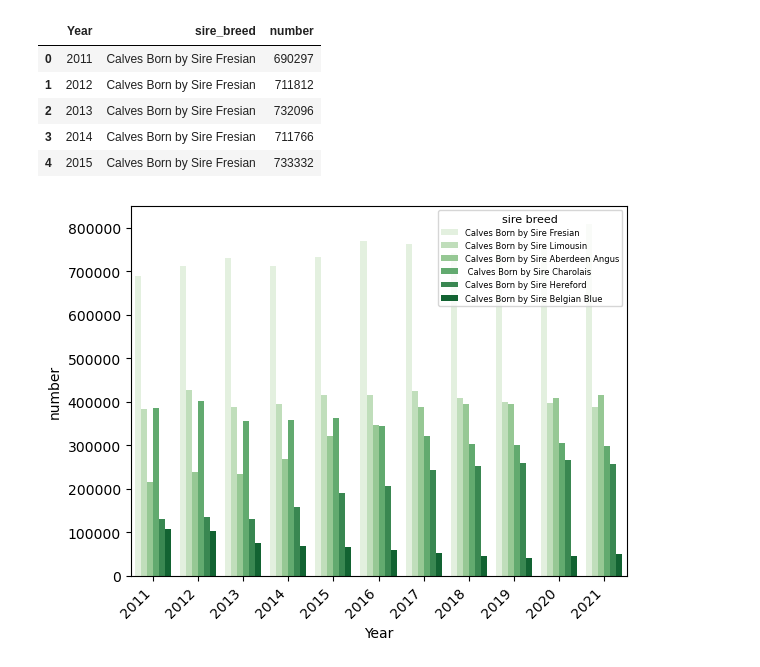
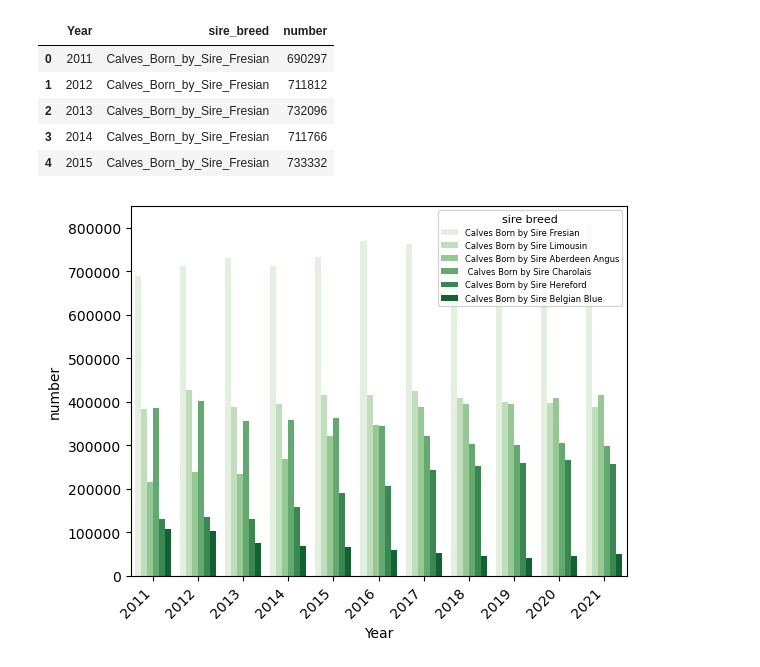
Before and after one commit to teresaq1/Agricultural-Dairy-Milk-Data-Analysis, a Jupyter notebook: notebooks/data source.ipynb, the cells around one changed output. Cells and saved outputs as stored; diff of their text form; code cells hidden in the pictures.

```diff
--- a/notebooks/data source.ipynb
+++ b/notebooks/data source.ipynb
@@ -98,19 +429,21 @@ Born to a beef bull                   0
 Born to a dairy Bull                  0
 dtype: int64
 # %%
+df_trends_bovine_data.rename(columns={'Calves Born by Sire Fresian': 'Calves_Born_by_Sire_Fresian'}, inplace=True)
+
 #subsetting the data looking at cow breeds in ireland
-df_trends_calf_data=df_trends_bovine_data[['Year','Calves Born by Sire Fresian','Calves Born by Sire Limousin','Calves Born by Sire Aberdeen Angus',' Calves Born by Sire Charolais','Calves Born by Sire Hereford','Calves Born by Sire Belgian Blue']]
+df_trends_calf_data=df_trends_bovine_data[['Year','Calves_Born_by_Sire_Fresian','Calves Born by Sire Limousin','Calves Born by Sire Aberdeen Angus',' Calves Born by Sire Charolais','Calves Born by Sire Hereford','Calves Born by Sire Belgian Blue']]
 df_trends_calf_data.head()
-#melting data to
-df_trends_calf_data_melt = pd.melt(df_trends_calf_data, id_vars=['Year'],  value_vars=['Calves Born by Sire Fresian','Calves Born by Sire Limousin','Calves Born by Sire Aberdeen Angus',' Calves Born by Sire Charolais','Calves Born by Sire Hereford','Calves Born by Sire Belgian Blue'], var_name='sire_breed', value_name='number')
+#melting data to have categorical variables as sire breeds
+df_trends_calf_data_melt = pd.melt(df_trends_calf_data, id_vars=['Year'],  value_vars=['Calves_Born_by_Sire_Fresian','Calves Born by Sire Limousin','Calves Born by Sire Aberdeen Angus',' Calves Born by Sire Charolais','Calves Born by Sire Hereford','Calves Born by Sire Belgian Blue'], var_name='sire_breed', value_name='number')
 df_trends_calf_data_melt.head()
 # %% [output]
 |  | Year | sire_breed | number |
-| 0 | 2011 | Calves Born by Sire Fresian | 690297 |
-| 1 | 2012 | Calves Born by Sire Fresian | 711812 |
-| 2 | 2013 | Calves Born by Sire Fresian | 732096 |
-| 3 | 2014 | Calves Born by Sire Fresian | 711766 |
-| 4 | 2015 | Calves Born by Sire Fresian | 733332 |
+| 0 | 2011 | Calves_Born_by_Sire_Fresian | 690297 |
+| 1 | 2012 | Calves_Born_by_Sire_Fresian | 711812 |
+| 2 | 2013 | Calves_Born_by_Sire_Fresian | 732096 |
+| 3 | 2014 | Calves_Born_by_Sire_Fresian | 711766 |
+| 4 | 2015 | Calves_Born_by_Sire_Fresian | 733332 |
 # %%
 chart=sns.barplot(x = "Year", y = "number", hue = "sire_breed", data = df_trends_calf_data_melt,ci = "sd",palette='Greens');
 #rotating ax tick labels to fit
```
Also changed, not shown: parts of 38 cells of this notebook.
